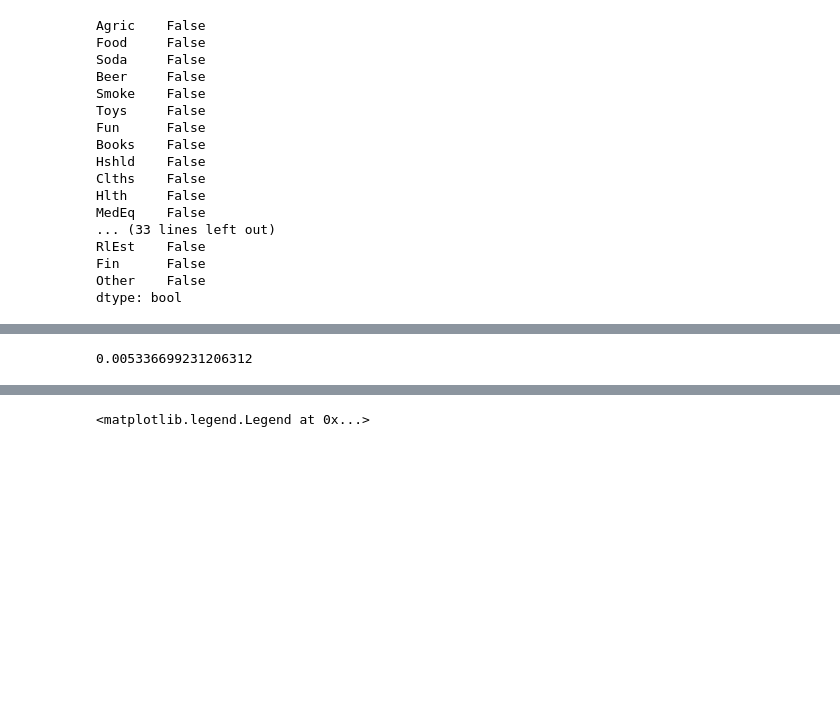
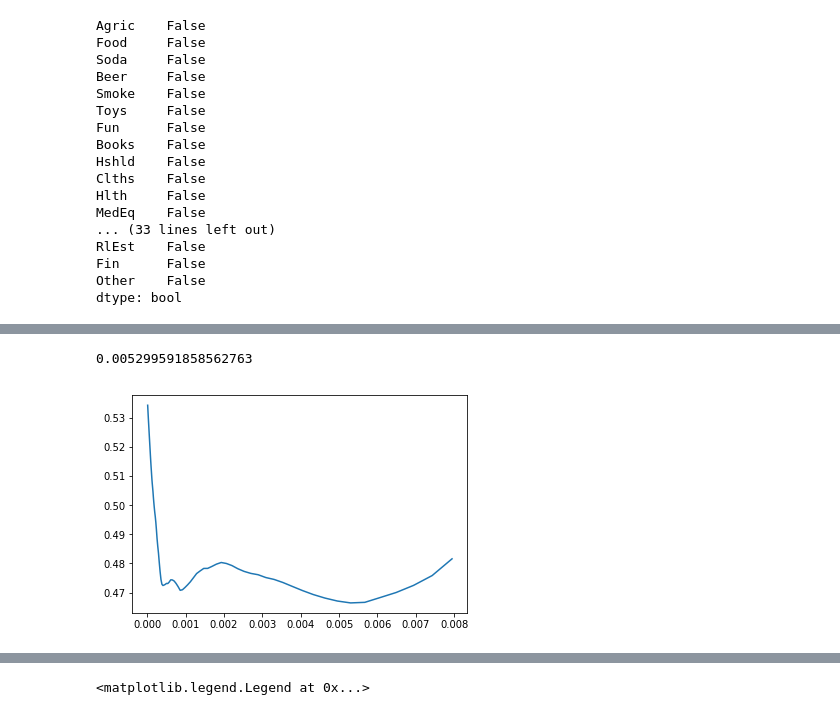
Before and after one commit to linsallyzhao/notebooks, a Jupyter notebook: ML_courseWork/48Industry_GMV_portfolio.ipynb, the cells around one changed output, grey strips where cells are left out. Saved outputs shown, nothing was run; the diff lists cells and outputs as text; code cells hidden in the pictures; blank space fills up the shorter version.

```diff
--- a/ML_courseWork/48Industry_GMV_portfolio.ipynb
+++ b/ML_courseWork/48Industry_GMV_portfolio.ipynb
@@ -92,24 +93,23 @@ def cross_vali_for_lambda(trainning_set, lambdaSet, fold = 10, reg_type=linear_m
         testSet = shuffleSet[int(start_drop):int(start_drop + eachFold)]
         start_drop += eachFold
 
-
-
         sigma = np.cov(sample.T)
         if sigma.shape != (N_ASSET, N_ASSET):
-            print("Error from cost_fun: sigma has wrong dimention")
+            print("Error from cross_vali_for_lambda: sigma has wrong dimention")
         j = 0
-
         for lambdaValue in lambdaSet:
             clf = reg_type(alpha=lambdaValue, fit_intercept=False)
             sig_fit(clf, sigma)
             if clf.coef_.sum() == 0:
                 print("Error: cross_vali_for_lambda Sum of coef is zero, too sparse, try smaller lambda")
+                print(reg_type)
+
             weights = clf.coef_ / clf.coef_.sum()
             returns = testSet @ weights
             stdSeries[i-1, j] = returns.std()
             j += 1
-        means = stdSeries.mean(0)
-        lambdaOfChoice = lambdaSet[means == means.min()]
+    means = stdSeries.mean(0)
+    lambdaOfChoice = lambdaSet[means == np.nanmin(means)]
 
 
     return means, lambdaOfChoice[0]
@@ -138,11 +314,12 @@ def Markowitz_weights_opt(Sigma, nonnegative = False, print_info = False):
 # %%
 trainningSet = my_data.iloc[: 250]
-lambdaSeries = np.logspace(-5, -2, 100) #just for test
+lambdaSeries = np.logspace(-5, -2.1, 100) #just for test
 sigma = np.ones((N_ASSET, N_ASSET))
 stds, lam = cross_vali_for_lambda(trainningSet, lambdaSeries, seed=60)
 print(lam)
 plt.plot(lambdaSeries, stds)
 plt.show()
 # %% [output]
-0.005336699231206312
+0.005299591858562763
+[figure, added]
 # %%
```
Also changed, not shown: parts of 29 cells of this notebook.
